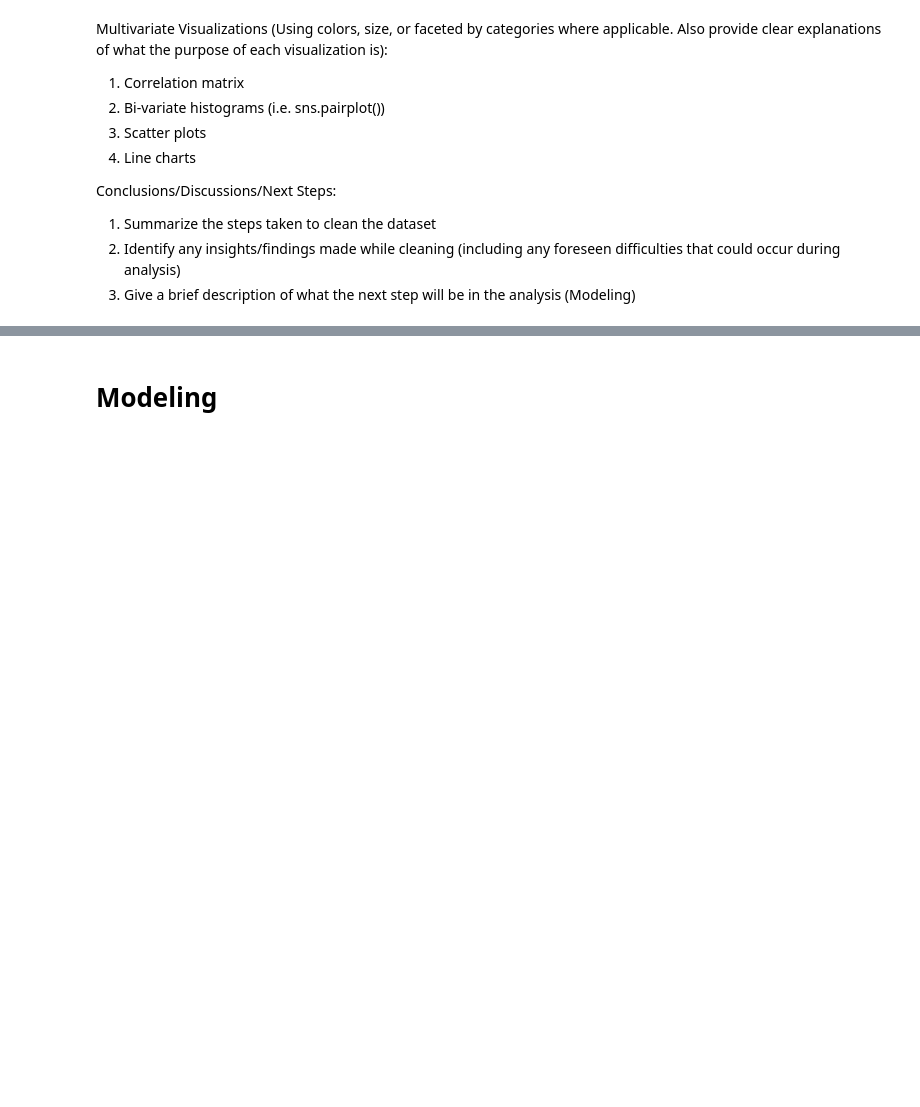
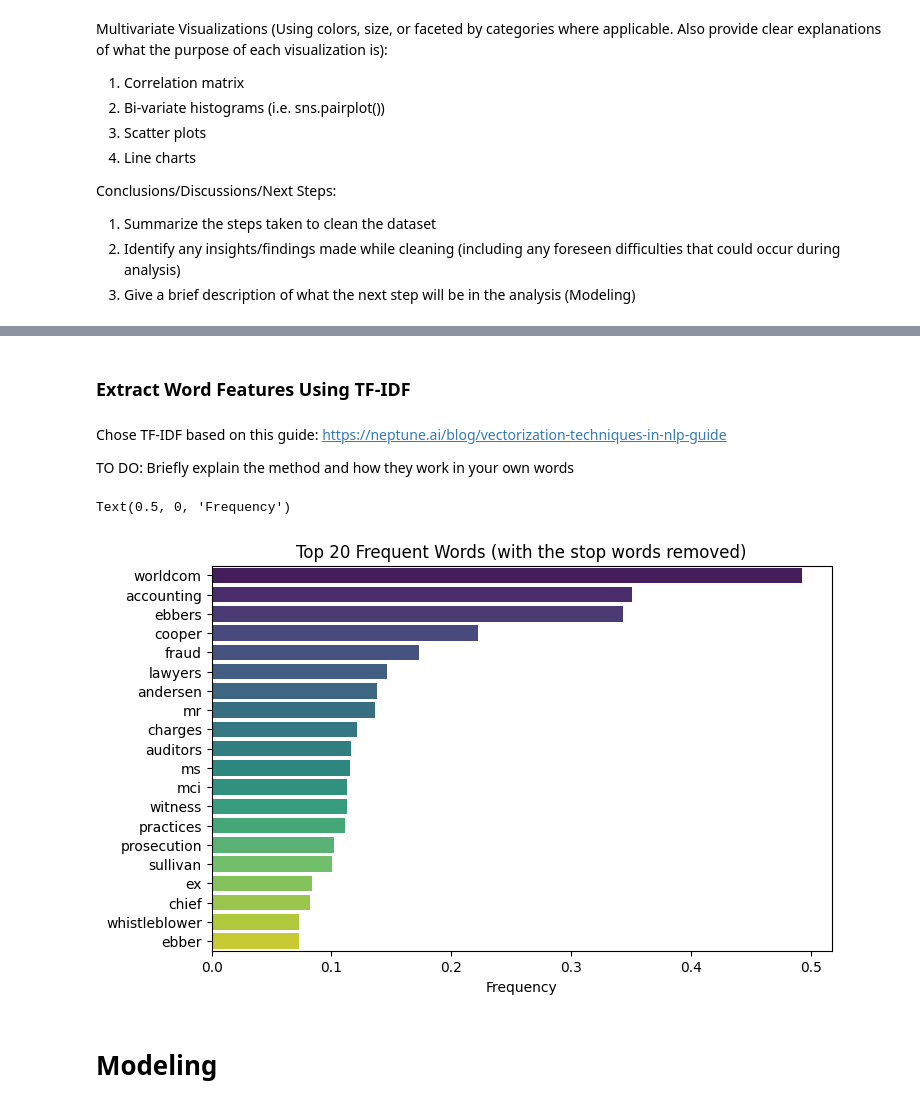
Before and after one commit to ryan-bulger/BBC-News-Classification, a Jupyter notebook: bbc-news-classification.ipynb, the cells around one changed output, grey strips where cells are left out. Drawn from its saved outputs; the diff is of its cells as text; code cells hidden in the pictures; blank space fills up the shorter version.

```diff
--- a/bbc-news-classification.ipynb
+++ b/bbc-news-classification.ipynb
@@ -66,0 +188,6 @@ Conclusions/Discussions/Next Steps:
+# %%
+# Drop duplicate rows from the raw_train_df dataframe
+train_df = raw_train_df.copy().drop_duplicates(subset='Text', keep='first')
+
+# Confim that train_df has 1,440 rows after dropping duplicates
+train_df.info()
@@ -80,3 +257,37 @@ Conclusions/Discussions/Next Steps:
+# %% [markdown]
+### Extract Word Features Using TF-IDF
+# %% [markdown]
+Chose TF-IDF based on this guide: https://neptune.ai/blog/vectorization-techniques-in-nlp-guide
+
+TO DO: Briefly explain the method and how they work in your own words
+# %%
+# Create TF-IDF instance
+vectorizer = TfidfVectorizer(stop_words='english', lowercase=True)
+
+# Create document-term matrix
+X = vectorizer.fit_transform(train_df['Text'])
+
+# Create the TF-IDF embedding matrix
+embedding_matrix = pd.DataFrame(X[0].T.todense(), index=vectorizer.get_feature_names_out(), columns=["TF-IDF"])
+embedding_matrix = embedding_matrix.sort_values('TF-IDF', ascending=False)
+# %%
+# Extract the top 20 most frequent wordsS
+top_words = embedding_matrix.iloc[0:20,:].index.to_list()
+top_words_frequencies = embedding_matrix['TF-IDF'].iloc[0:20]
+
+# Plot the top words
+plt.figure(figsize=(8, 5))
+sns.barplot(
+    x=top_words_frequencies,
+    y=top_words,
+    hue=top_words,
+    palette='viridis'
+)
+plt.title('Top 20 Frequent Words (with the stop words removed)')
+plt.xlabel('Frequency')
+# %% [output]
+Text(0.5, 0, 'Frequency')
+[figure, added]
 # %% [markdown]
 # Modeling
 # %% [markdown]
```
Also changed, not shown: parts of 48 cells of this notebook, 1 other file.
